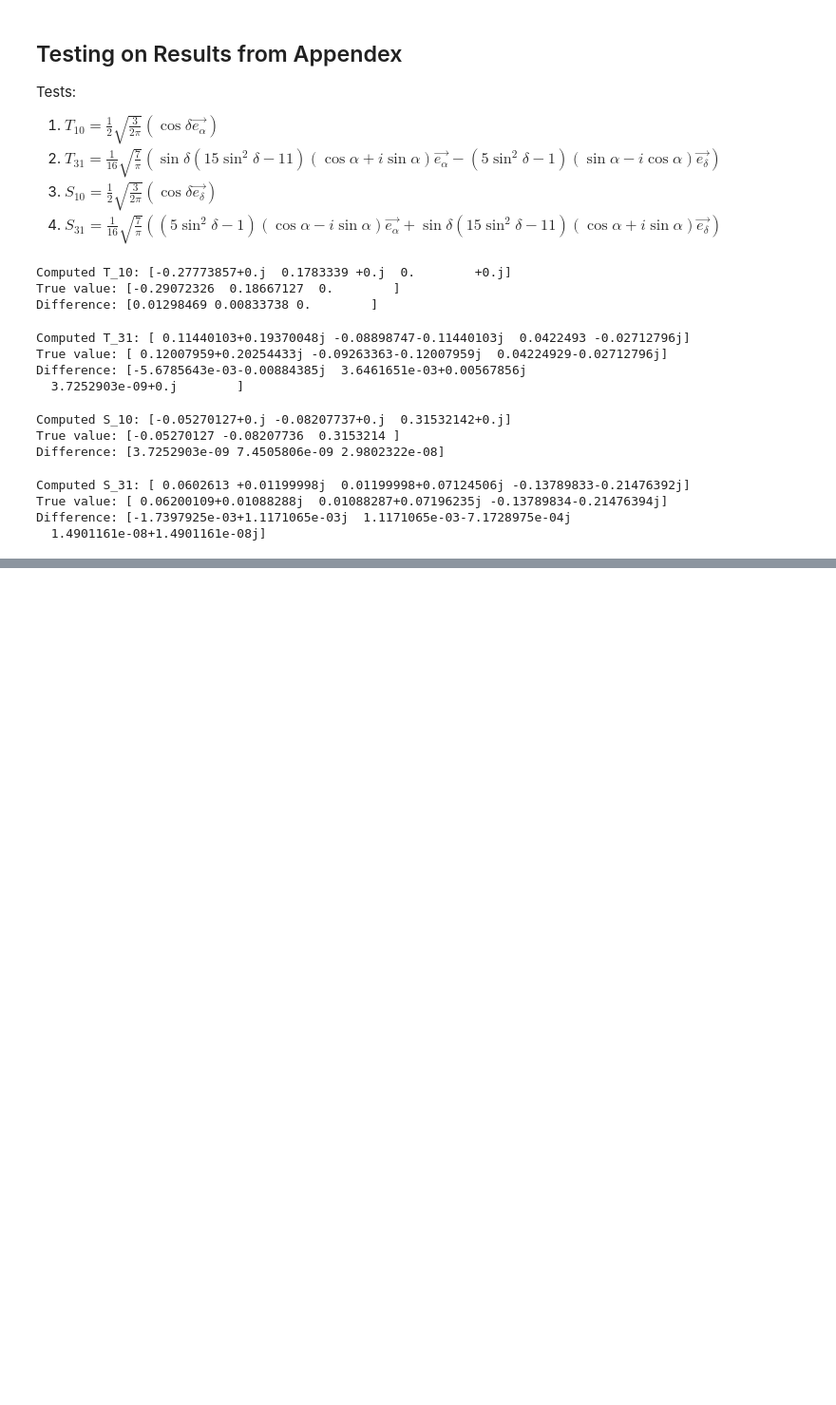
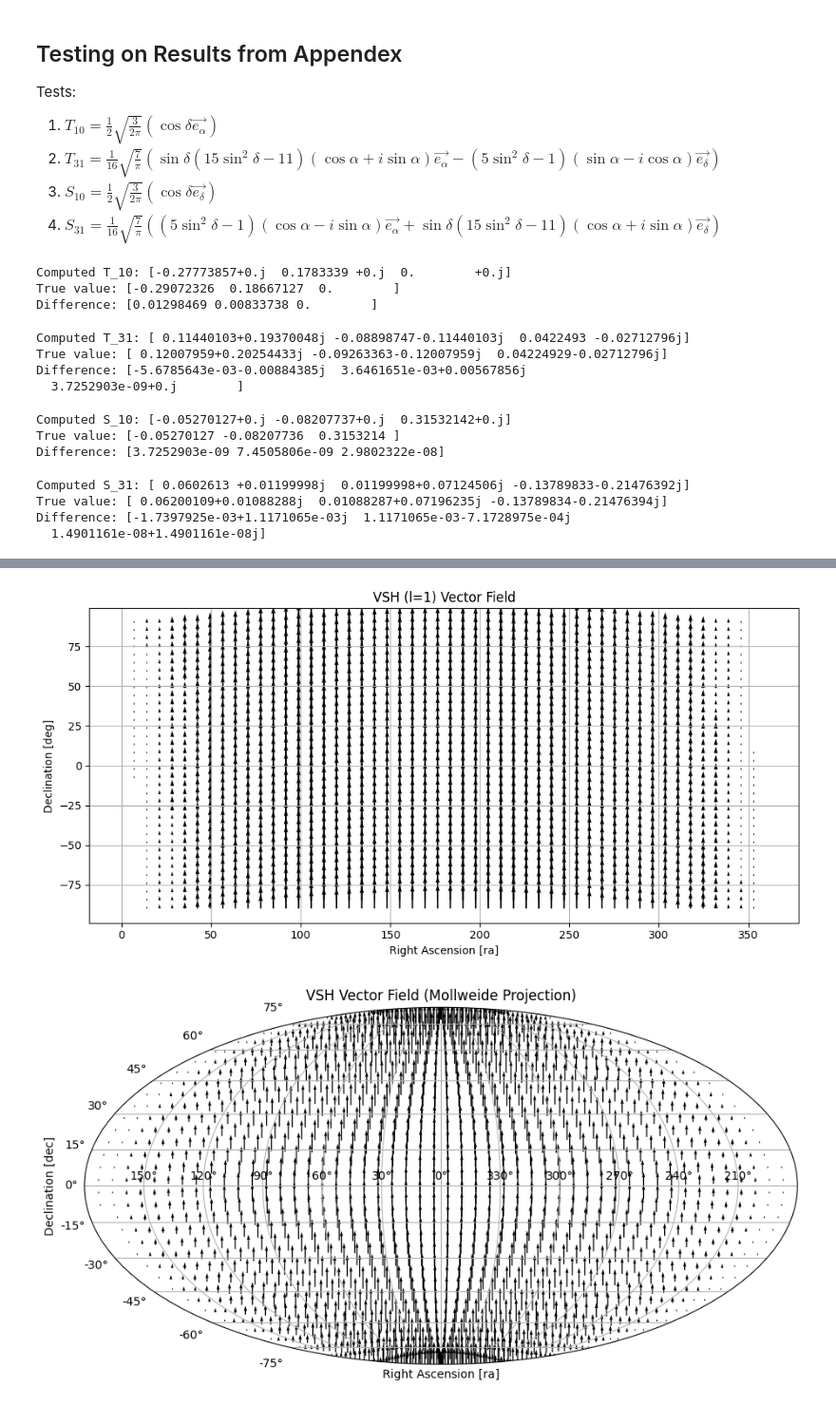
Before and after one commit to MatteoMancini01/Gaia_EDR3, a Jupyter notebook: Tests.ipynb, the cells around one changed output, grey strips where cells are left out. Shown at 95% size. Cells and saved outputs as stored; diff of their text form; code cells hidden in the pictures; blank space fills up the shorter version.

```diff
--- a/Tests.ipynb
+++ b/Tests.ipynb
@@ -530,0 +594,5 @@ plt.show()
+# %%
+VSH_field_vis(alpha, delta, theta1)
+# %% [output]
+[figure, added]
+[figure, added]
```
Also changed, not shown: parts of 24 cells of this notebook.
